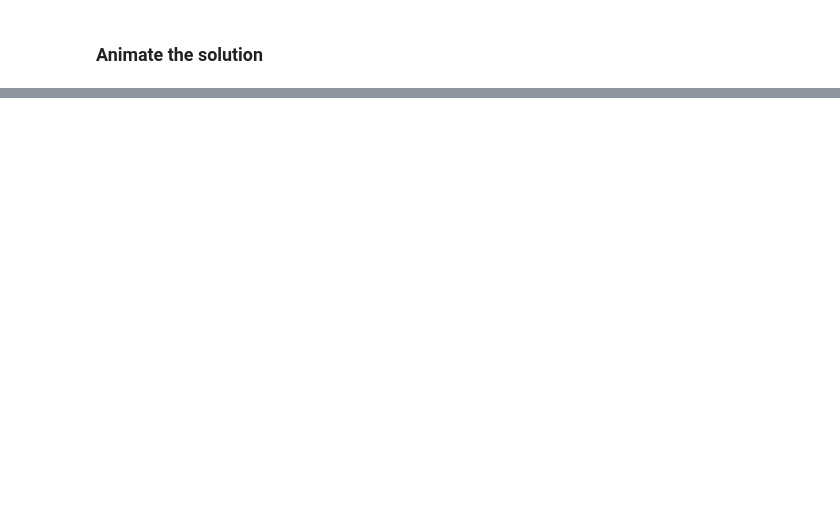
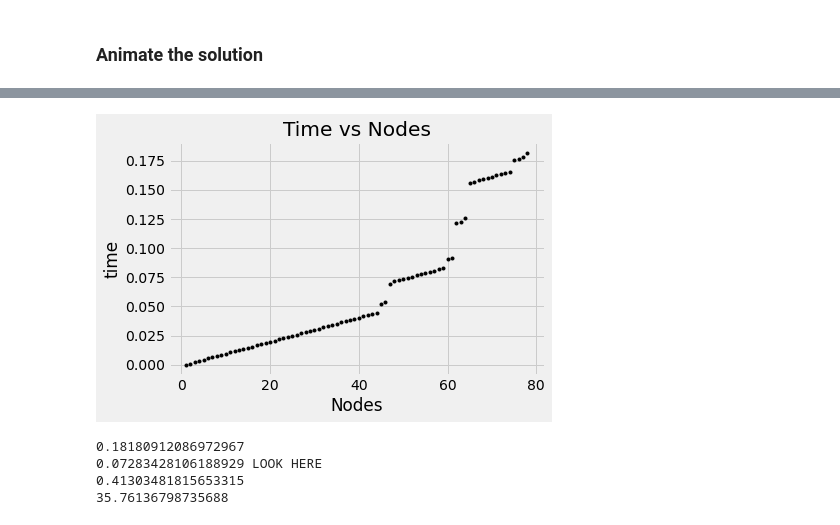
Before and after one commit to emperor-maroond/robotics_masters, a Jupyter notebook: Optimisation_Code/optimisation_freebod.ipynb, the cells around one changed output, grey strips where cells are left out. Drawn from its saved outputs; the diff is of its cells as text; code cells hidden in the pictures; blank space fills up the shorter version.

```diff
--- a/Optimisation_Code/optimisation_freebod.ipynb
+++ b/Optimisation_Code/optimisation_freebod.ipynb
@@ -1892,16 +1927,29 @@ plt.show()
 # %%
 plt.axes()
 plt.grid(True)
 Time = 0
 for n in range (1,N+1):
     time = m.tt0[n].value -m.tt0[1].value
 
     plt.plot(n,time,'k.')
     plt.xlabel('Nodes')
     plt.ylabel('time')
     plt.title('Time vs Nodes')
 #     print(time)
 plt.show()
+print(m.tt0[N].value-m.tt0[1].value)
+print(m.q0[N,'x'].value, 'LOOK HERE')
+print(m.dq0[n,'x'].value)
+avg=0
+for n in range(1,N+1):
+    avg += m.dq0[n,'x'].value
+print(avg)
+# %% [output]
+[figure, added]
+0.18180912086972967
+0.07283428106188929 LOOK HERE
+0.41303481815653315
+35.76136798735688
 # %%
 # with open("Feasible_Solution/free1/steady-state.pkl", "wb") as f:
 #     cloudpickle.dump(m, f)
```
Also changed, not shown: parts of 15 cells of this notebook, 3 other files.
